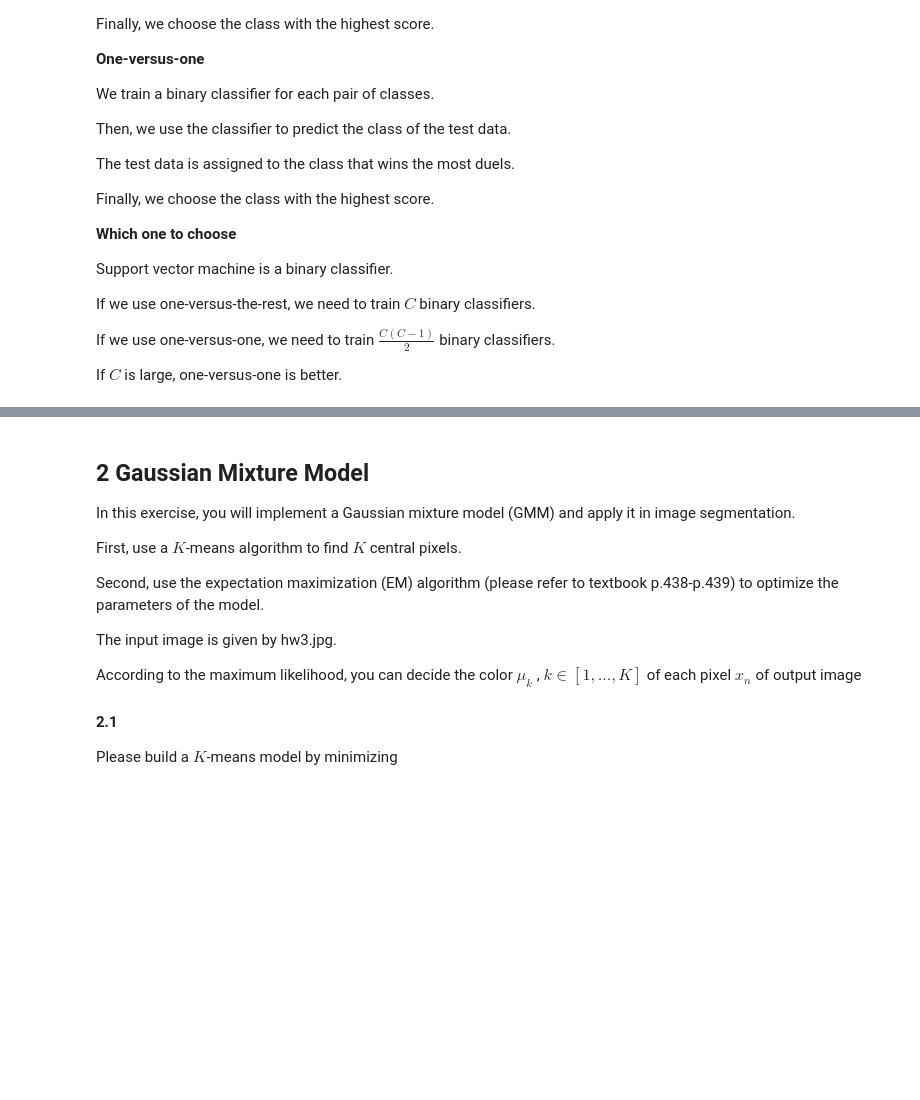
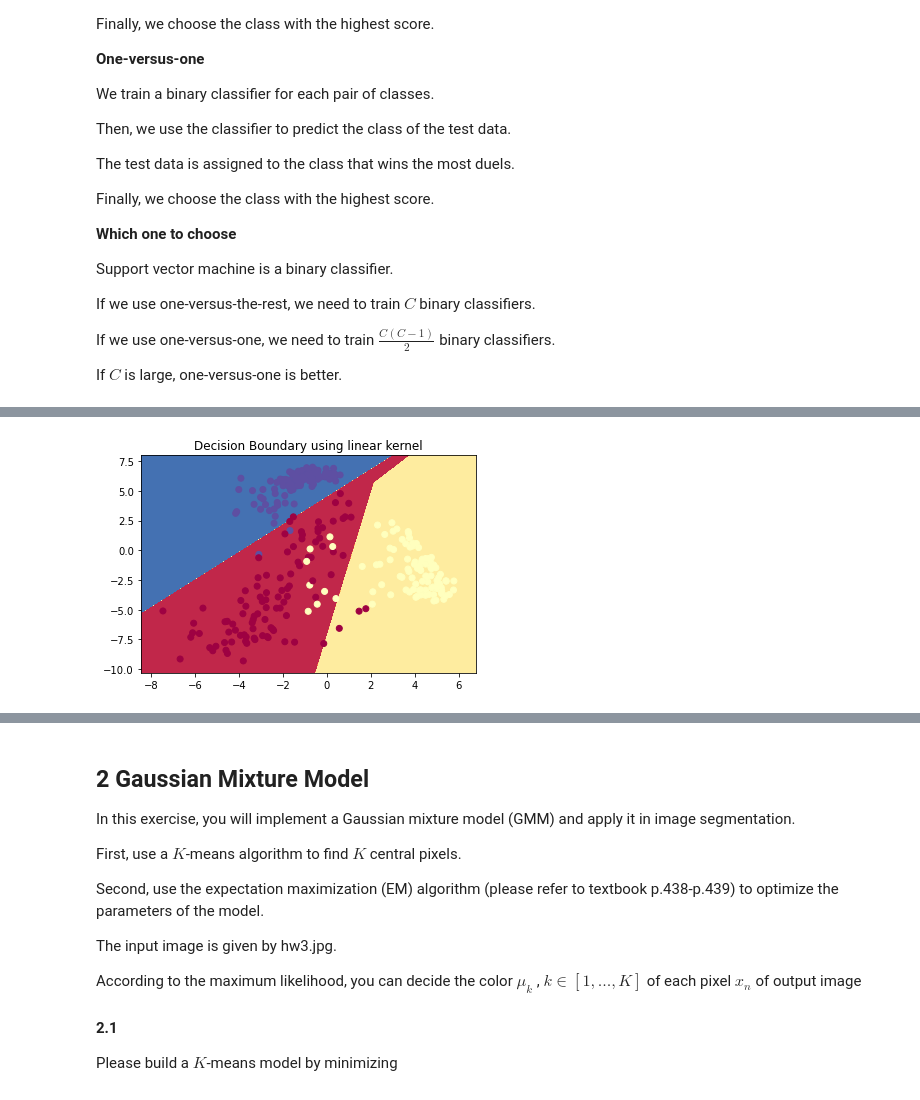
Before and after one commit to jacksonchen1998/2022-NYCU-ML, a Jupyter notebook: hw3_311511052/hw3_311511052.ipynb, the cells around one changed output, grey strips where cells are left out. Cells and saved outputs as stored; diff of their text form; code cells hidden in the pictures; blank space fills up the shorter version.

```diff
--- a/hw3_311511052/hw3_311511052.ipynb
+++ b/hw3_311511052/hw3_311511052.ipynb
@@ -202,3 +279,26 @@ label.shape
+# %%
+# plot decision boundary
+def plot_decision_boundary(X, y, clf, h=0.02, cmap=plt.cm.Spectral, name='linear'):
+    x_min, x_max = X[:, 0].min() - 1, X[:, 0].max() + 1
+    y_min, y_max = X[:, 1].min() - 1, X[:, 1].max() + 1
+    xx, yy = np.meshgrid(np.arange(x_min, x_max, h), np.arange(y_min, y_max, h))
+    Z = clf.predict(np.c_[xx.ravel(), yy.ravel()])
+    Z = Z.reshape(xx.shape)
+    plt.contourf(xx, yy, Z, cmap=cmap)
+    plt.scatter(X[:, 0], X[:, 1], c=y, cmap=cmap)
+    plt.title('Decision Boundary using ' + name + ' kernel')
+    plt.show()
+# %%
+input_y = label.values.flatten()
+clf = svm.SVC(kernel='linear', C=1)
+clf.fit(data_pca, input_y)
+model_s = SVM(kernel='linear', C=1)
+model_s.fit(data_pca, input_y)
+model_s.score(data_pca, input_y)
+
+plot_decision_boundary(data_pca, input_y, clf, name='linear')
+# %% [output]
+[figure, added]
 # %% [markdown]
 #### Bonus
 
```
Also changed, not shown: parts of 11 cells of this notebook, 2 other files.
